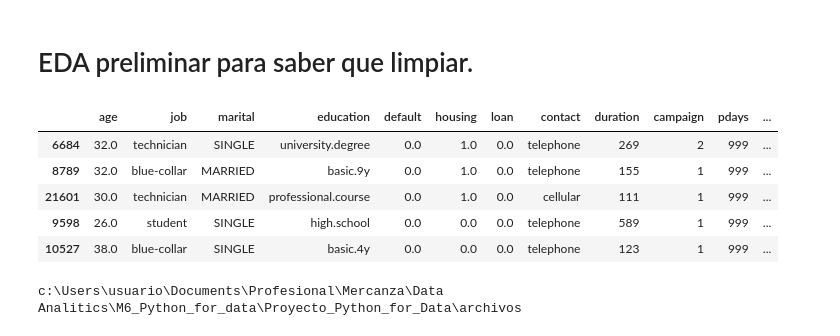
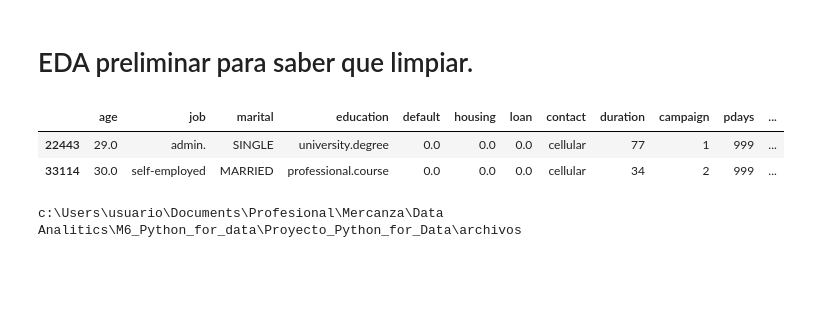
Before and after one commit to GorkaUrquizuBizarro/Proyecto_Python_for_Data, a Jupyter notebook: archivos/bank_aditional.ipynb, the cells around one changed output. Drawn from its saved outputs; the diff is of its cells as text; code cells hidden in the pictures; blank space fills up the shorter version.

```diff
--- a/archivos/bank_aditional.ipynb
+++ b/archivos/bank_aditional.ipynb
@@ -15,14 +15,11 @@ import numpy as np
 # %%
 #Leemos el archivo csv y lo convertimos a un DataFrame.
 df_o = pd.read_csv(r'C:\Users\usuario\Documents\Profesional\Mercanza\Data Analitics\M6_Python_for_data\Proyecto_Python_for_Data\datos\bank_additional.csv',index_col=0)
-df_o.sample(5)
+df_o.sample(2)
 # %% [output]
 |  | age | job | marital | education | default | housing | loan | contact | duration | campaign | pdays | ... |
-| 6684 | 32.0 | technician | SINGLE | university.degree | 0.0 | 1.0 | 0.0 | telephone | 269 | 2 | 999 | ... |
-| 8789 | 32.0 | blue-collar | MARRIED | basic.9y | 0.0 | 1.0 | 0.0 | telephone | 155 | 1 | 999 | ... |
-| 21601 | 30.0 | technician | MARRIED | professional.course | 0.0 | 1.0 | 0.0 | cellular | 111 | 1 | 999 | ... |
-| 9598 | 26.0 | student | SINGLE | high.school | 0.0 | 0.0 | 0.0 | telephone | 589 | 1 | 999 | ... |
-| 10527 | 38.0 | blue-collar | SINGLE | basic.4y | 0.0 | 0.0 | 0.0 | telephone | 123 | 1 | 999 | ... |
+| 22443 | 29.0 | admin. | SINGLE | university.degree | 0.0 | 0.0 | 0.0 | cellular | 77 | 1 | 999 | ... |
+| 33114 | 30.0 | self-employed | MARRIED | professional.course | 0.0 | 0.0 | 0.0 | cellular | 34 | 2 | 999 | ... |
 # %%
 import os
 print(os.getcwd())
```
Also changed, not shown: parts of 37 cells of this notebook, 1 other file.
